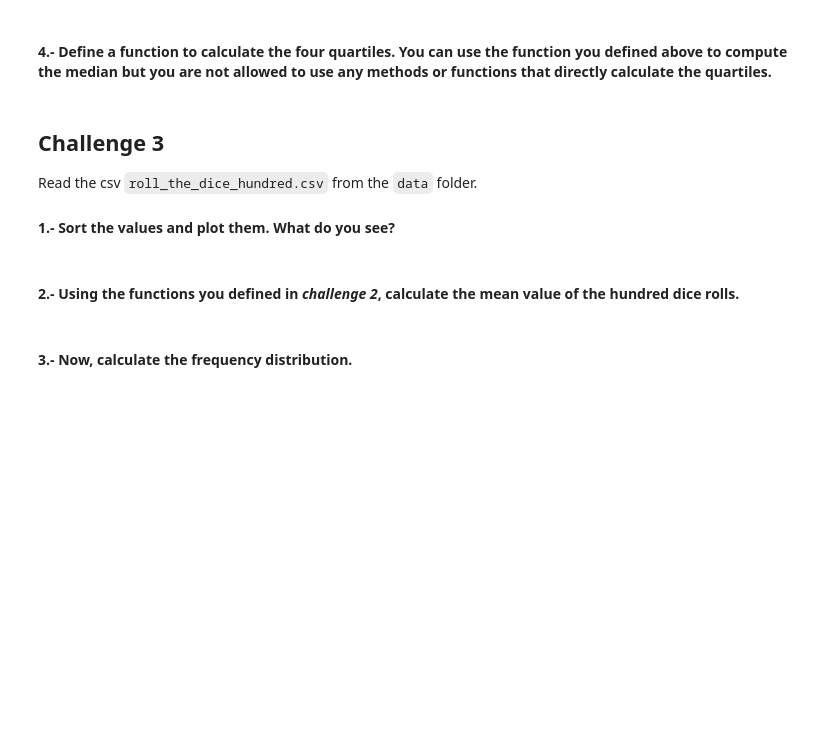
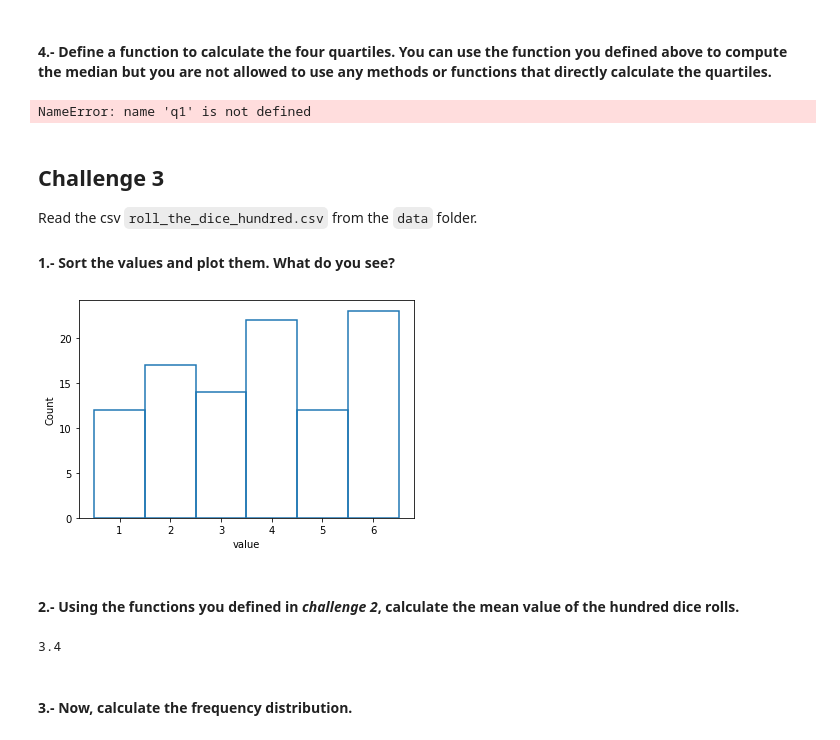
Before and after one commit to ta-data-lis/Descriptive-Stats, a Jupyter notebook: your-code/main.ipynb, the cells around one changed output. Saved outputs shown, nothing was run; the diff lists cells and outputs as text; code cells hidden in the pictures; blank space fills up the shorter version.

```diff
--- a/your-code/main.ipynb
+++ b/your-code/main.ipynb
@@ -81,3 +174,21 @@ Now, using the dice results obtained in *challenge 1*, your are going to define
+# %%
+# your code here
+def IQR(df):
+    in_numbers = sorted(df['value'].tolist())
+    size = len(in_numbers)
+    in_min = in_numbers[0]
+    in_max = in_numbers[size-1]
+    q2 = median_df(df)
+    if size %2 == 0: #even
+        q1_range = []
+        q3_range = []
+    else: #odd
+        df1 = pd.DataFrame(in_numbers,columns=['value'])
+        median_df(df1)
+    return q1, q2, q3
+IQR(data)
+# %% [output]
+NameError: name 'q1' is not defined
 # %% [markdown]
 ## Challenge 3
 Read the csv `roll_the_dice_hundred.csv` from the `data` folder.
@@ -87,3 +196,11 @@ Read the csv `roll_the_dice_hundred.csv` from the `data` folder.
+# %%
+# your code here
+dice_data = pd.read_csv('../data/roll_the_dice_hundred.csv')
+dice_data.columns
+dice_data.sort_values(by='value')
+ax = sns.histplot(dice_data, x="value",discrete=True, binwidth=1,fill=False)
+# %% [output]
+[figure, added]
 # %%
 """
 your comments here
@@ -92,5 +210,8 @@ your comments here
 #### 2.- Using the functions you defined in *challenge 2*, calculate the mean value of the hundred dice rolls.
 # %%
 # your code here
+mean_fun(dice_data)
+# %% [output]
+3.4
 # %% [markdown]
 #### 3.- Now, calculate the frequency distribution.
```
Also changed, not shown: parts of 58 cells of this notebook.
